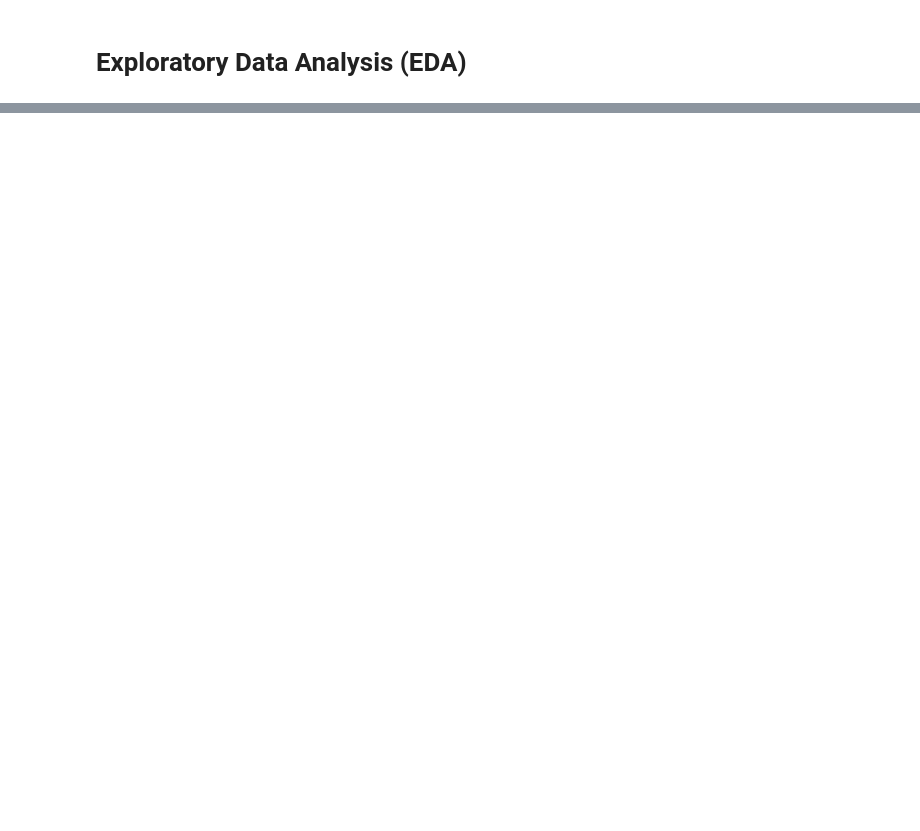
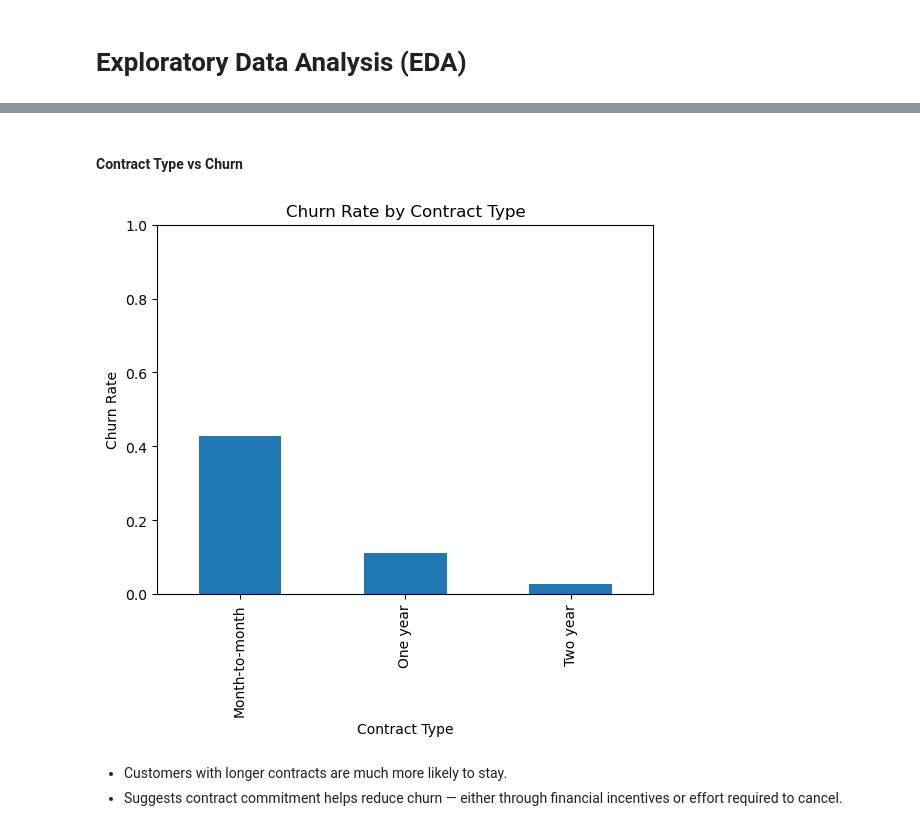
Before and after one commit to littleteapot3/customer-churn-ml-model, a Jupyter notebook: fp_notebook.ipynb, the cells around one changed output, grey strips where cells are left out. Saved outputs shown, nothing was run; the diff lists cells and outputs as text; code cells hidden in the pictures; blank space fills up the shorter version.

```diff
--- a/fp_notebook.ipynb
+++ b/fp_notebook.ipynb
@@ -749,0 +831,27 @@ After merging the datasets, we found:
+# %% [markdown]
+#### Contract Type vs Churn
+# %%
+# Create a new column for readable contract type; remember 1=active
+def get_contract_type(row):
+    if row['type_One year']:
+        return 'One year'
+    elif row['type_Two year']:
+        return 'Two year'
+    else:
+        return 'Month-to-month'
+
+df_encoded['contract_type'] = df_encoded.apply(get_contract_type, axis=1)
+
+# Calculate churn rate by contract type
+contract_churn = df_encoded.groupby('contract_type')['churn'].mean()
+contract_churn = 1 - contract_churn  #  actual churn = 1 - mean(churn).
+
+# Plot
+contract_churn.plot(kind='bar', title='Churn Rate by Contract Type', ylabel='Churn Rate', xlabel='Contract Type')
+plt.ylim(0, 1)
+plt.show()
+# %% [output]
+[figure, added]
+# %% [markdown]
+- Customers with longer contracts are much more likely to stay.
+- Suggests contract commitment helps reduce churn — either through financial incentives or effort required to cancel.
```
Also changed, not shown: parts of 34 cells of this notebook.
